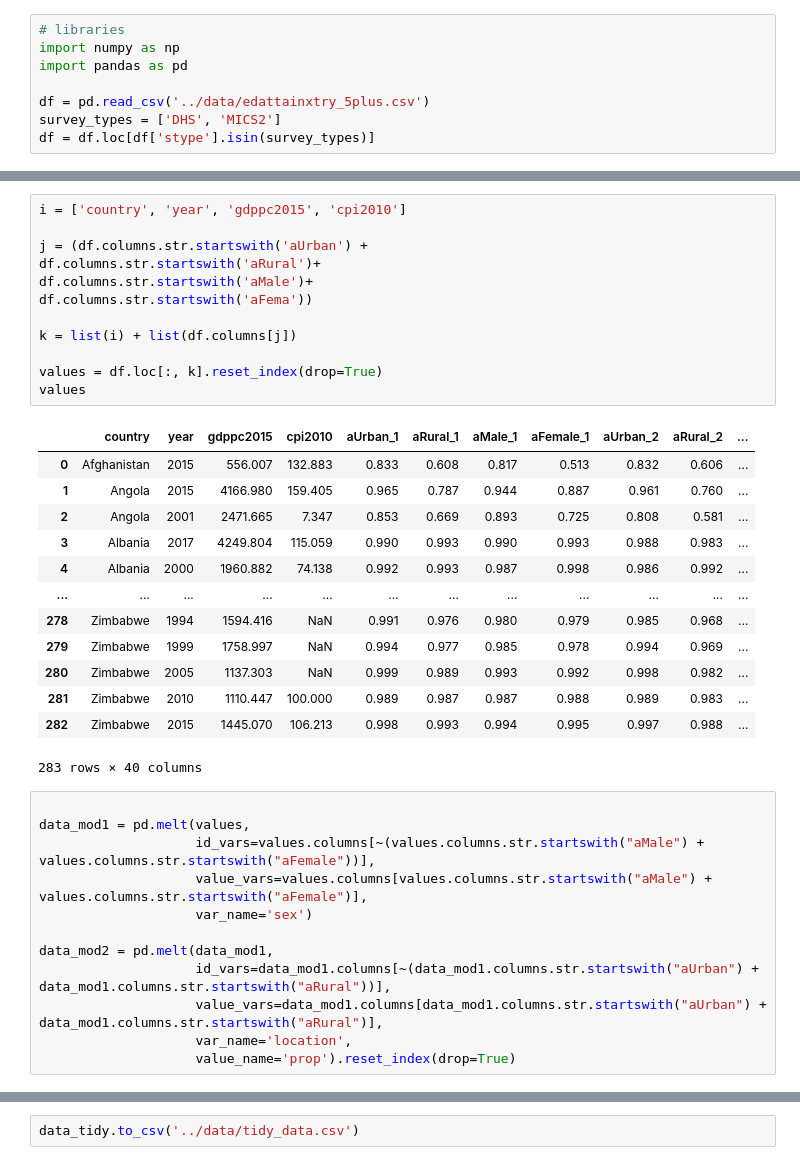
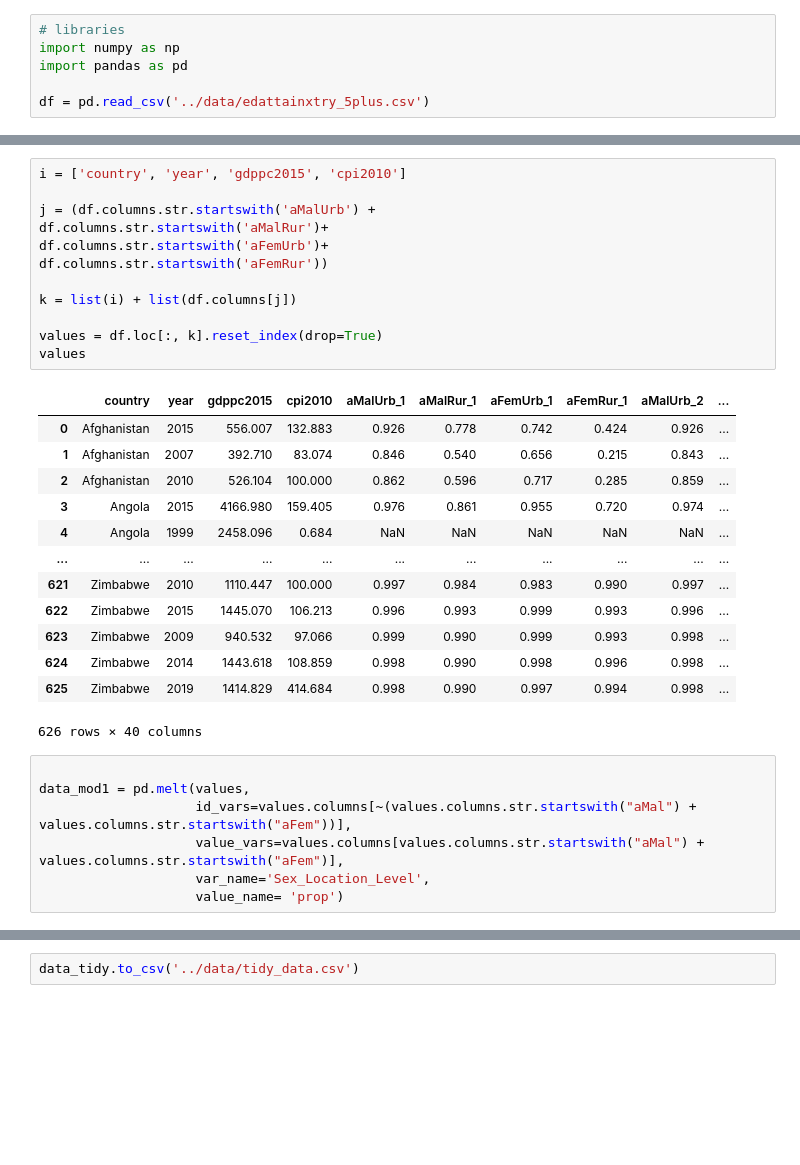
Before and after one commit to TheYibster/-Pstat100-Data-Science, a Jupyter notebook: CP1/data_tidy.ipynb, the cells around one changed output, grey strips where cells are left out. Cells and saved outputs as stored; diff of their text form; blank space fills up the shorter version.

```diff
--- a/CP1/data_tidy.ipynb
+++ b/CP1/data_tidy.ipynb
@@ -4,8 +4,6 @@ import numpy as np
 import pandas as pd
 
 df = pd.read_csv('../data/edattainxtry_5plus.csv')
-survey_types = ['DHS', 'MICS2']
-df = df.loc[df['stype'].isin(survey_types)]
 # %%
 df
 # %% [output]
@@ -25,38 +23,33 @@ df
 # %%
 i = ['country', 'year', 'gdppc2015', 'cpi2010']
 
-j = (df.columns.str.startswith('aUrban') +
-df.columns.str.startswith('aRural')+
-df.columns.str.startswith('aMale')+
-df.columns.str.startswith('aFema'))
+j = (df.columns.str.startswith('aMalUrb') +
+df.columns.str.startswith('aMalRur')+
+df.columns.str.startswith('aFemUrb')+
+df.columns.str.startswith('aFemRur'))
 
 k = list(i) + list(df.columns[j])
 
 values = df.loc[:, k].reset_index(drop=True)
 values
 # %% [output]
-|  | country | year | gdppc2015 | cpi2010 | aUrban_1 | aRural_1 | aMale_1 | aFemale_1 | aUrban_2 | aRural_2 | ... |
-| 0 | Afghanistan | 2015 | 556.007 | 132.883 | 0.833 | 0.608 | 0.817 | 0.513 | 0.832 | 0.606 | ... |
-| 1 | Angola | 2015 | 4166.980 | 159.405 | 0.965 | 0.787 | 0.944 | 0.887 | 0.961 | 0.760 | ... |
-| 2 | Angola | 2001 | 2471.665 | 7.347 | 0.853 | 0.669 | 0.893 | 0.725 | 0.808 | 0.581 | ... |
-| 3 | Albania | 2017 | 4249.804 | 115.059 | 0.990 | 0.993 | 0.990 | 0.993 | 0.988 | 0.983 | ... |
-| 4 | Albania | 2000 | 1960.882 | 74.138 | 0.992 | 0.993 | 0.987 | 0.998 | 0.986 | 0.992 | ... |
-| ... | ... | ... | ... | ... | ... | ... | ... | ... | ... | ... | ... |
-| 278 | Zimbabwe | 1994 | 1594.416 | NaN | 0.991 | 0.976 | 0.980 | 0.979 | 0.985 | 0.968 | ... |
-| 279 | Zimbabwe | 1999 | 1758.997 | NaN | 0.994 | 0.977 | 0.985 | 0.978 | 0.994 | 0.969 | ... |
-| 280 | Zimbabwe | 2005 | 1137.303 | NaN | 0.999 | 0.989 | 0.993 | 0.992 | 0.998 | 0.982 | ... |
-| 281 | Zimbabwe | 2010 | 1110.447 | 100.000 | 0.989 | 0.987 | 0.987 | 0.988 | 0.989 | 0.983 | ... |
-| 282 | Zimbabwe | 2015 | 1445.070 | 106.213 | 0.998 | 0.993 | 0.994 | 0.995 | 0.997 | 0.988 | ... |
+|  | country | year | gdppc2015 | cpi2010 | aMalUrb_1 | aMalRur_1 | aFemUrb_1 | aFemRur_1 | aMalUrb_2 | ... |
+| 0 | Afghanistan | 2015 | 556.007 | 132.883 | 0.926 | 0.778 | 0.742 | 0.424 | 0.926 | ... |
+| 1 | Afghanistan | 2007 | 392.710 | 83.074 | 0.846 | 0.540 | 0.656 | 0.215 | 0.843 | ... |
+| 2 | Afghanistan | 2010 | 526.104 | 100.000 | 0.862 | 0.596 | 0.717 | 0.285 | 0.859 | ... |
+| 3 | Angola | 2015 | 4166.980 | 159.405 | 0.976 | 0.861 | 0.955 | 0.720 | 0.974 | ... |
+| 4 | Angola | 1999 | 2458.096 | 0.684 | NaN | NaN | NaN | NaN | NaN | ... |
+| ... | ... | ... | ... | ... | ... | ... | ... | ... | ... | ... |
+| 621 | Zimbabwe | 2010 | 1110.447 | 100.000 | 0.997 | 0.984 | 0.983 | 0.990 | 0.997 | ... |
+| 622 | Zimbabwe | 2015 | 1445.070 | 106.213 | 0.996 | 0.993 | 0.999 | 0.993 | 0.996 | ... |
+| 623 | Zimbabwe | 2009 | 940.532 | 97.066 | 0.999 | 0.990 | 0.999 | 0.993 | 0.998 | ... |
+| 624 | Zimbabwe | 2014 | 1443.618 | 108.859 | 0.998 | 0.990 | 0.998 | 0.996 | 0.998 | ... |
+| 625 | Zimbabwe | 2019 | 1414.829 | 414.684 | 0.998 | 0.990 | 0.997 | 0.994 | 0.998 | ... |
-283 rows × 40 columns
+626 rows × 40 columns
 # %%
 
 data_mod1 = pd.melt(values,
-                    id_vars=values.columns[~(values.columns.str.startswith("aMale") + values.columns.str.startswith("aFemale"))],
-                    value_vars=values.columns[values.columns.str.startswith("aMale") + values.columns.str.startswith("aFemale")],
-                    var_name='sex')
-
-data_mod2 = pd.melt(data_mod1,
-                    id_vars=data_mod1.columns[~(data_mod1.columns.str.startswith("aUrban") + data_mod1.columns.str.startswith("aRural"))],
-                    value_vars=data_mod1.columns[data_mod1.columns.str.startswith("aUrban") + data_mod1.columns.str.startswith("aRural")],
-                    var_name='location',
-                    value_name='prop').reset_index(drop=True)
+                    id_vars=values.columns[~(values.columns.str.startswith("aMal") + values.columns.str.startswith("aFem"))],
+                    value_vars=values.columns[values.columns.str.startswith("aMal") + values.columns.str.startswith("aFem")],
+                    var_name='Sex_Location_Level',
+                    value_name= 'prop')
```
Also changed, not shown: parts of 8 cells of this notebook, 2 other files.
